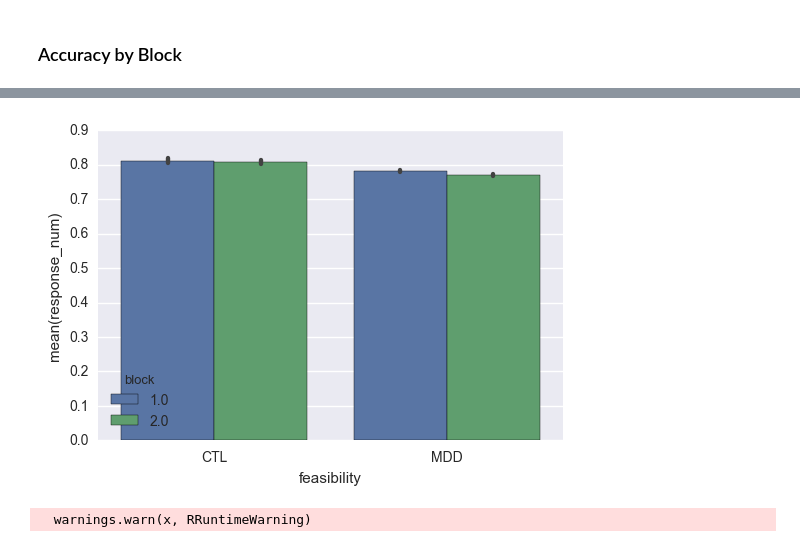
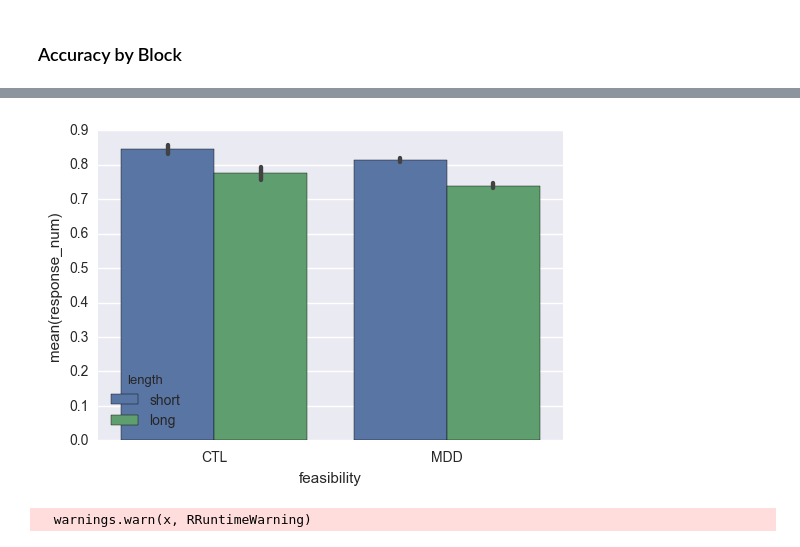
Before and after one commit to vlawlor/EMBARC-PRT, a Jupyter notebook: PRT_Prettier.ipynb, the cells around one changed output, grey strips where cells are left out. Cells and saved outputs as stored; diff of their text form; code cells hidden in the pictures.

```diff
--- a/PRT_Prettier.ipynb
+++ b/PRT_Prettier.ipynb
@@ -543,2 +545,5 @@ sample estimates:
 # %% [markdown]
 ### Accuracy by Block
+# %%
+df_trial_merged['rt_num'] = pd.to_numeric(df_trial_merged['rt'])
+df_trial_merged['response_num'] = pd.to_numeric(df_trial_merged['response'])
@@ -558,7 +579,7 @@ Response: response_num
 # %%
-block2 = sns.barplot(y='response_num', x = 'feasibility', data=df_trial_merged, hue = 'block', ci=68)
+block2 = sns.barplot(y='response_num', x = 'feasibility', data=df_trial_merged, hue = 'length', ci=68, units = 'subj_idx')
 # %% [output]
-[figure, old version]
+[figure, new version]
 # %%
 %Rpush df_trial_merged
 %R trials_merged <- aov_ez("subj_idx","response_num",df_trial_merged,between="feasibility",within=c("block","length"),anova_table=list(correction="none", es = "none"))
```
Also changed, not shown: parts of 20 cells of this notebook.
